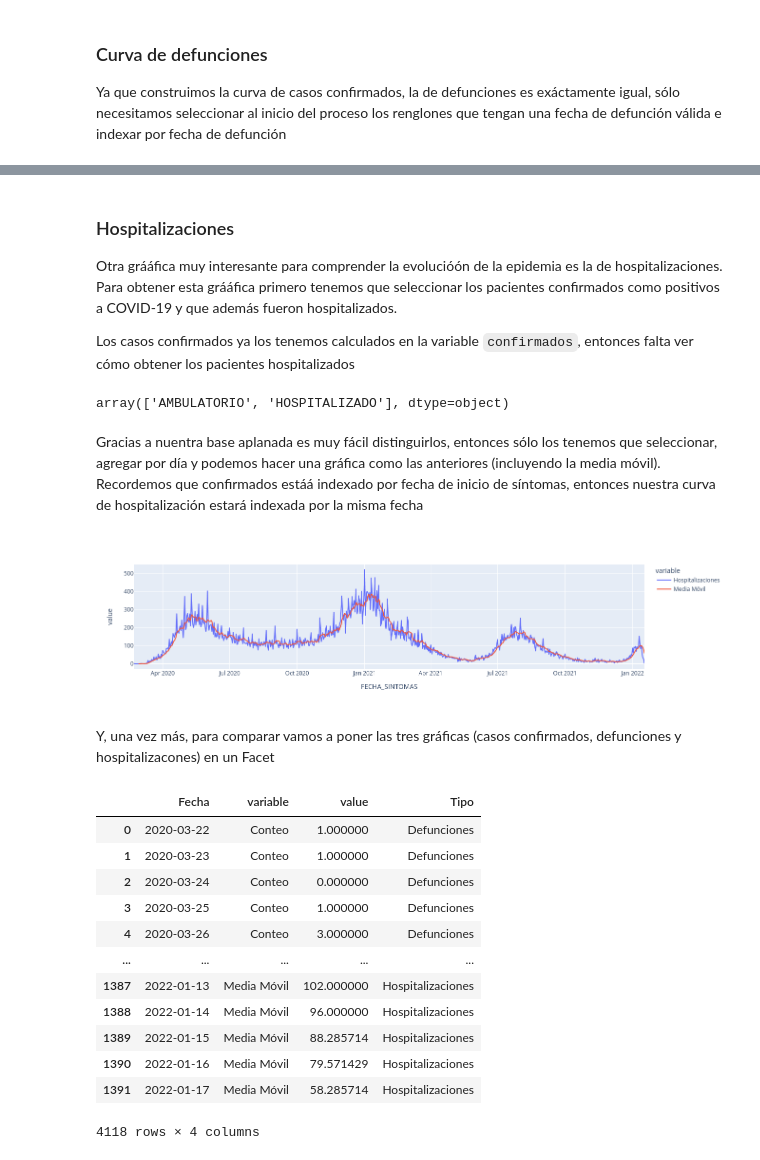
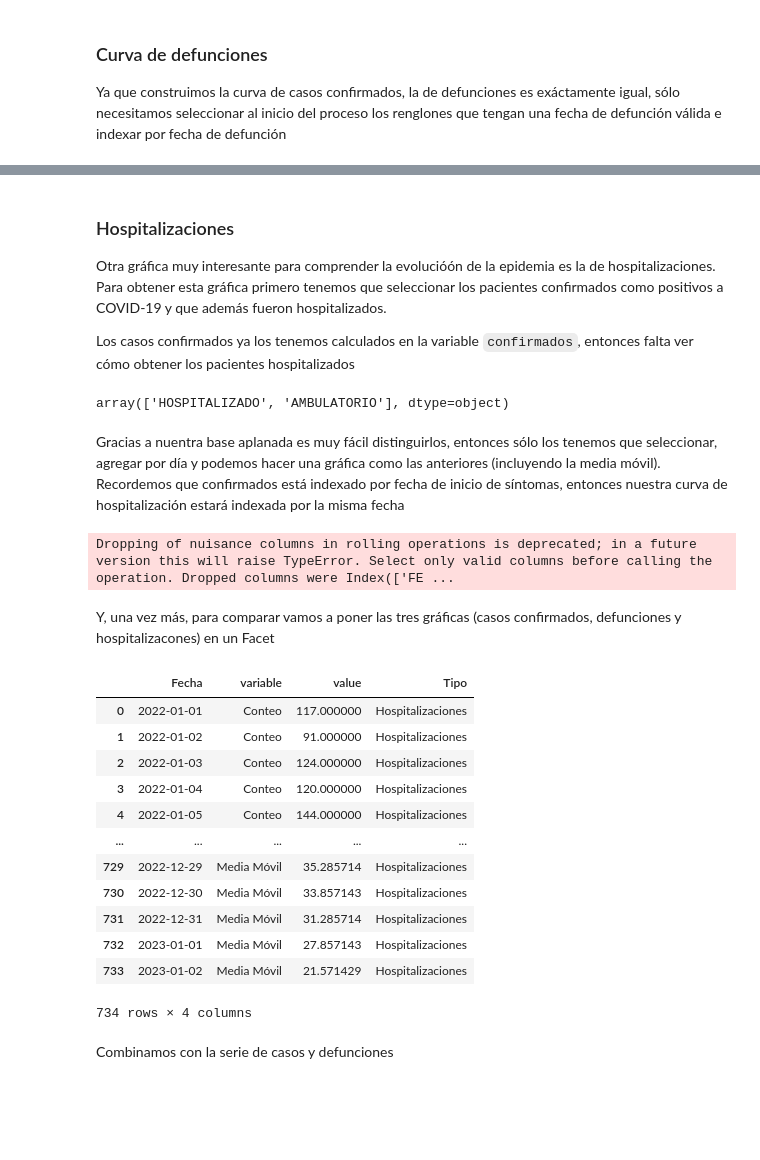
Before and after one commit to CentroGeo/libro-geoinformatica, a Jupyter notebook: parte_1/04_visualizacion_covid_1.ipynb, the cells around one changed output, grey strips where cells are left out. Saved outputs shown, nothing was run; the diff lists cells and outputs as text; code cells hidden in the pictures; blank space fills up the shorter version.

Commit message:
Fin del taller de visualización covid.

```diff
--- a/parte_1/04_visualizacion_covid_1.ipynb
+++ b/parte_1/04_visualizacion_covid_1.ipynb
@@ -18,8 +18,8 @@ from datetime import timedelta, date, datetime
 Vamos a utilizar los datos preprocesados que guardamos al final del taller anterior. Recordemos que los guardamos como csv, entonces los datos van a incluir el proceso que implique cambiar valores, pero no van a recordar los tipos de datos que cambiamos, entonces, despues de leer los datos, vamos a ajustar los tipos de las columnas de fecha.
 # %%
 df = pd.read_csv("datos/covid_enero_2023_procesados.csv", index_col=0)
-df['FECHA_INGRESO'] = pd.to_datetime(df['FECHA_INGRESO'])
-df['FECHA_SINTOMAS'] = pd.to_datetime(df['FECHA_SINTOMAS'])
-df['FECHA_DEF'] = pd.to_datetime(df['FECHA_DEF'].head(), 'coerce')
+df['FECHA_INGRESO'] = pd.to_datetime(df['FECHA_INGRESO'], format="%Y-%m-%d")
+df['FECHA_SINTOMAS'] = pd.to_datetime(df['FECHA_SINTOMAS'], format="%Y-%m-%d")
+df['FECHA_DEF'] = pd.to_datetime(df['FECHA_DEF'], format="%Y-%m-%d", errors='coerce')
 df
 # %% [output]
@@ -248,15 +314,15 @@ fig.show()
 # %% [markdown]
 ### Hospitalizaciones
 
-Otra grááfica muy interesante para comprender la evolucióón de la epidemia es la de hospitalizaciones. Para obtener esta grááfica primero tenemos que seleccionar los pacientes confirmados como positivos a COVID-19 y que además fueron hospitalizados.
+Otra gráfica muy interesante para comprender la evolucióón de la epidemia es la de hospitalizaciones. Para obtener esta gráfica primero tenemos que seleccionar los pacientes confirmados como positivos a COVID-19 y que además fueron hospitalizados.
 
 Los casos confirmados ya los tenemos calculados en la variable `confirmados`, entonces falta ver cómo obtener los pacientes hospitalizados
 # %%
 confirmados.TIPO_PACIENTE.unique()
 # %% [output]
-array(['AMBULATORIO', 'HOSPITALIZADO'], dtype=object)
+array(['HOSPITALIZADO', 'AMBULATORIO'], dtype=object)
 # %% [markdown]
-Gracias a nuentra base aplanada es muy fácil distinguirlos, entonces sólo los tenemos que seleccionar, agregar por día y podemos hacer una gráfica como las anteriores (incluyendo la media móvil). Recordemos que confirmados estáá indexado por fecha de inicio de síntomas, entonces nuestra curva de hospitalización estará indexada por la misma fecha
+Gracias a nuentra base aplanada es muy fácil distinguirlos, entonces sólo los tenemos que seleccionar, agregar por día y podemos hacer una gráfica como las anteriores (incluyendo la media móvil). Recordemos que confirmados está indexado por fecha de inicio de síntomas, entonces nuestra curva de hospitalización estará indexada por la misma fecha
 # %%
 hospitalizados = confirmados[confirmados.TIPO_PACIENTE == 'HOSPITALIZADO']
 hospitalizados_diarios = (hospitalizados
@@ -270,26 +336,27 @@ hospitalizados_diarios = hospitalizados_diarios.melt(id_vars=['FECHA_SINTOMAS'],
 fig = px.line(hospitalizados_diarios, x='FECHA_SINTOMAS', y='value', color='variable')
 fig.show()
 # %% [output]
-[figure, removed]
+Dropping of nuisance columns in rolling operations is deprecated; in a future version this will raise TypeError. Select only valid columns before calling the operation. Dropped columns were Index(['FE ...
 # %% [markdown]
 Y, una vez más, para comparar vamos a poner las tres gráficas (casos confirmados, defunciones y hospitalizacones) en un Facet
 # %%
 hospitalizados_diarios['Tipo'] = 'Hospitalizaciones'
 hospitalizados_diarios.loc[hospitalizados_diarios['variable'] == 'Hospitalizaciones', 'variable'] = 'Conteo'
 hospitalizados_diarios = hospitalizados_diarios.rename({'FECHA_SINTOMAS': 'Fecha'}, axis=1)
-casos_defunciones_hospitalizaciones = casos_defunciones.append(hospitalizados_diarios)
-casos_defunciones_hospitalizaciones
+hospitalizados_diarios
 # %% [output]
 |  | Fecha | variable | value | Tipo |
-| 0 | 2020-03-22 | Conteo | 1.000000 | Defunciones |
-| 1 | 2020-03-23 | Conteo | 1.000000 | Defunciones |
-| 2 | 2020-03-24 | Conteo | 0.000000 | Defunciones |
-| 3 | 2020-03-25 | Conteo | 1.000000 | Defunciones |
-| 4 | 2020-03-26 | Conteo | 3.000000 | Defunciones |
+| 0 | 2022-01-01 | Conteo | 117.000000 | Hospitalizaciones |
+| 1 | 2022-01-02 | Conteo | 91.000000 | Hospitalizaciones |
+| 2 | 2022-01-03 | Conteo | 124.000000 | Hospitalizaciones |
+| 3 | 2022-01-04 | Conteo | 120.000000 | Hospitalizaciones |
+| 4 | 2022-01-05 | Conteo | 144.000000 | Hospitalizaciones |
 | ... | ... | ... | ... | ... |
-| 1387 | 2022-01-13 | Media Móvil | 102.000000 | Hospitalizaciones |
-| 1388 | 2022-01-14 | Media Móvil | 96.000000 | Hospitalizaciones |
-| 1389 | 2022-01-15 | Media Móvil | 88.285714 | Hospitalizaciones |
-| 1390 | 2022-01-16 | Media Móvil | 79.571429 | Hospitalizaciones |
-| 1391 | 2022-01-17 | Media Móvil | 58.285714 | Hospitalizaciones |
+| 729 | 2022-12-29 | Media Móvil | 35.285714 | Hospitalizaciones |
+| 730 | 2022-12-30 | Media Móvil | 33.857143 | Hospitalizaciones |
+| 731 | 2022-12-31 | Media Móvil | 31.285714 | Hospitalizaciones |
+| 732 | 2023-01-01 | Media Móvil | 27.857143 | Hospitalizaciones |
+| 733 | 2023-01-02 | Media Móvil | 21.571429 | Hospitalizaciones |
-4118 rows × 4 columns
+734 rows × 4 columns
+# %% [markdown]
+Combinamos con la serie de casos y defunciones
```
Also changed, not shown: parts of 19 cells of this notebook.
